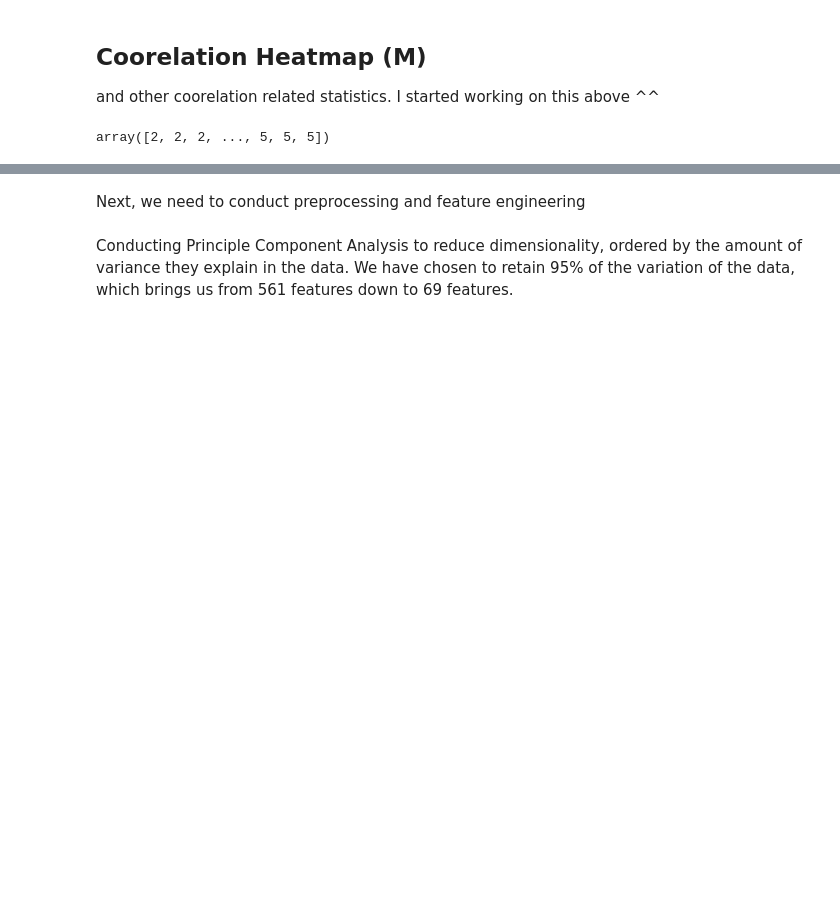
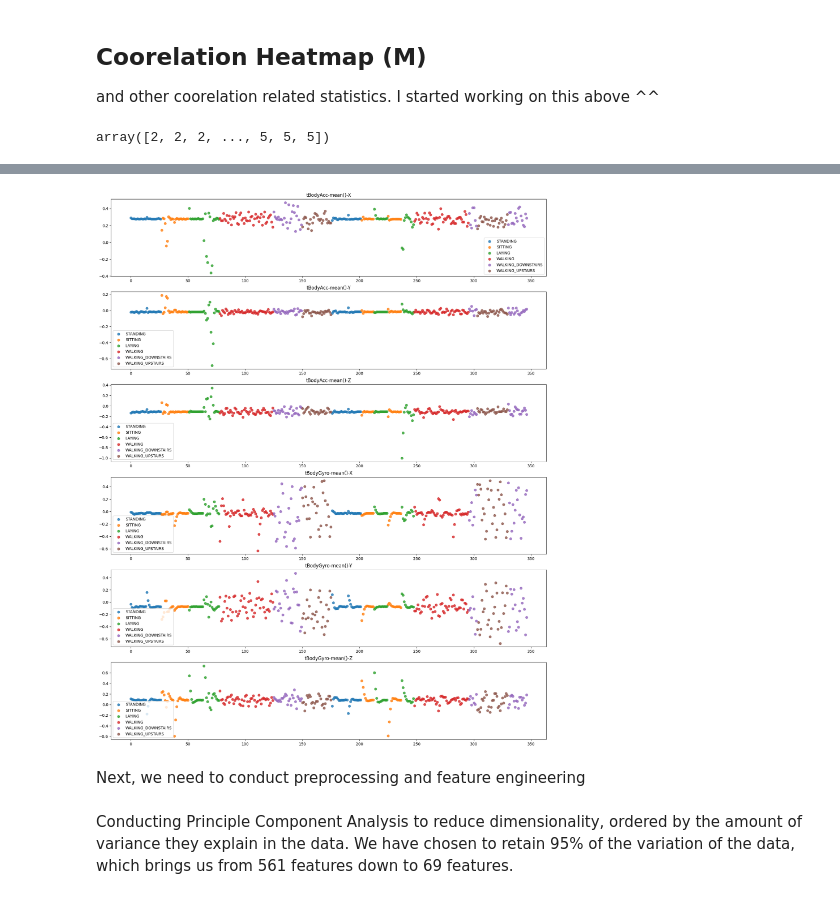
Before and after one commit to soumildatta/ActivityDetection, a Jupyter notebook: test.ipynb, the cells around one changed output, grey strips where cells are left out. Drawn from its saved outputs; the diff is of its cells as text; code cells hidden in the pictures; blank space fills up the shorter version.

```diff
--- a/test.ipynb
+++ b/test.ipynb
@@ -268,3 +263,21 @@ Creating an ndarray from ragged nested sequences (which is a list-or-tuple of li
+# %%
+subject1_df = df[df['subject'] == 1]
+
+set_sensors = ('tBodyAcc-mean()-X', 'tBodyAcc-mean()-Y', 'tBodyAcc-mean()-Z',
+               'tBodyGyro-mean()-X', 'tBodyGyro-mean()-Y', 'tBodyGyro-mean()-Z')
+
+fig, axs = plt.subplots(len(set_sensors), figsize=(20, 25))
+
+for i, sensor in enumerate(set_sensors):
+    axs[i].set_title(sensor)
+    for activity in subject1_df['Activity'].unique():
+        activity_df = subject1_df[subject1_df['Activity'] == activity]
+        axs[i].scatter(activity_df.index, activity_df[sensor], label=activity, alpha=0.8)  # alpha for transparency
+    axs[i].legend()
+
+plt.show()
+# %% [output]
+[figure, added]
 # %% [markdown]
 Next, we need to conduct preprocessing and feature engineering
 # %% [markdown]
```
Also changed, not shown: parts of 6 cells of this notebook, 1 other file.
